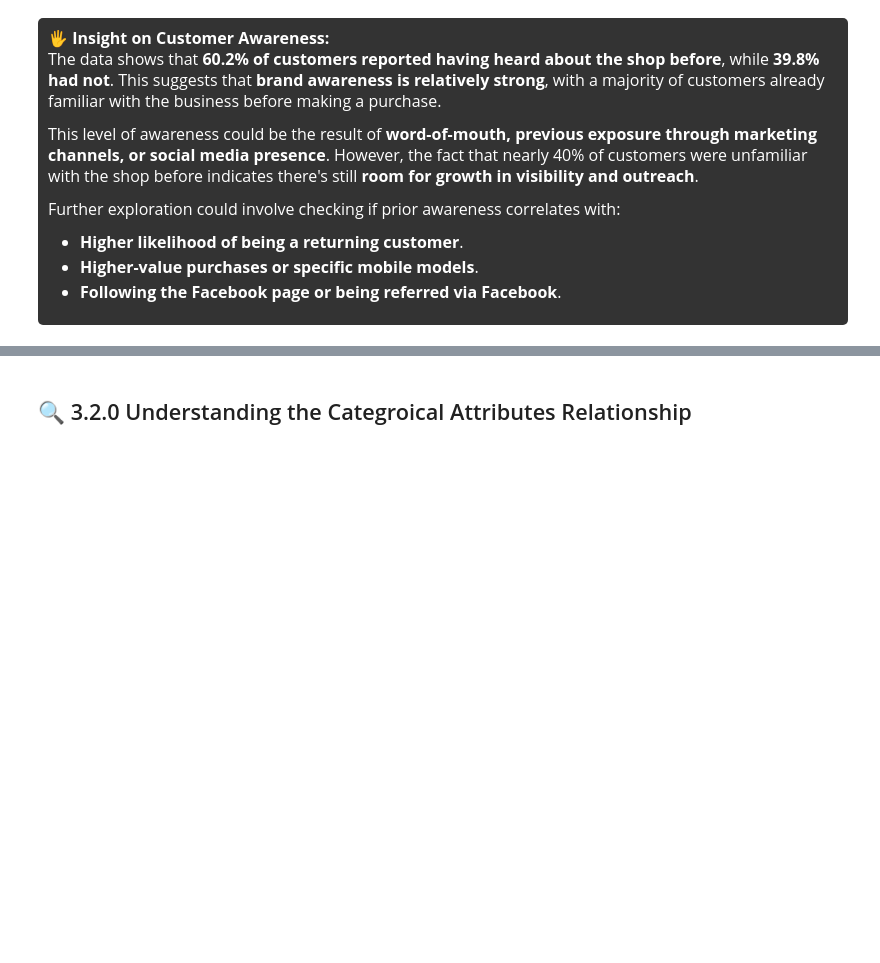
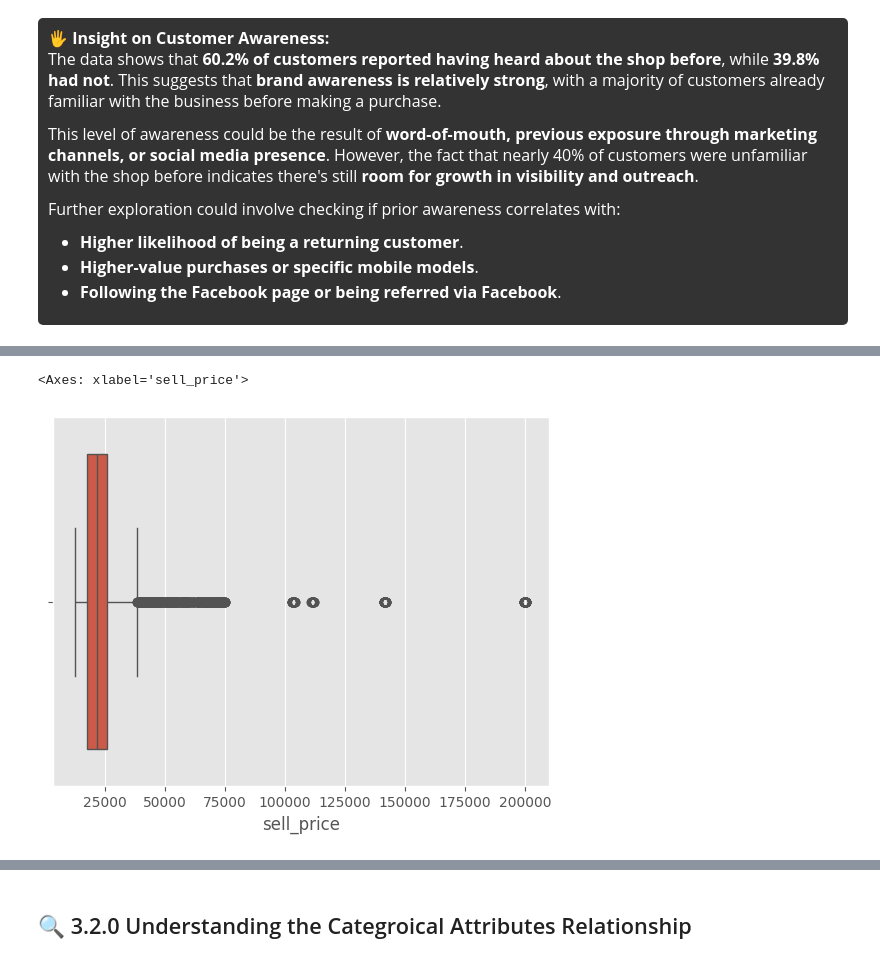
Before and after one commit to TeslimAdeyanju/14-Portfolio-SDS-CP026-retail-pulse, a Jupyter notebook: submissions/team/Teslim-Adeyanju/teslim-adeyanju-retail-pulse-note.ipynb, the cells around one changed output, grey strips where cells are left out. Drawn from its saved outputs; the diff is of its cells as text; code cells hidden in the pictures; blank space fills up the shorter version.

```diff
--- a/submissions/team/Teslim-Adeyanju/teslim-adeyanju-retail-pulse-note.ipynb
+++ b/submissions/team/Teslim-Adeyanju/teslim-adeyanju-retail-pulse-note.ipynb
@@ -603,0 +676,6 @@ df
+# %%
+df['sell_price'].describe()
+sns.boxplot(x=df['sell_price'])
+# %% [output]
+<Axes: xlabel='sell_price'>
+[figure, added]
```
Also changed, not shown: parts of 40 cells of this notebook.
